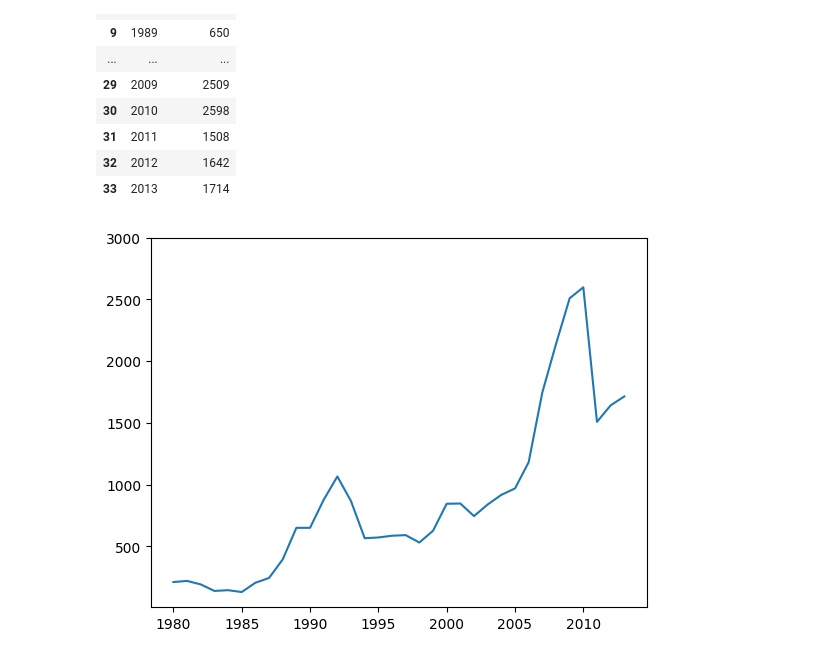
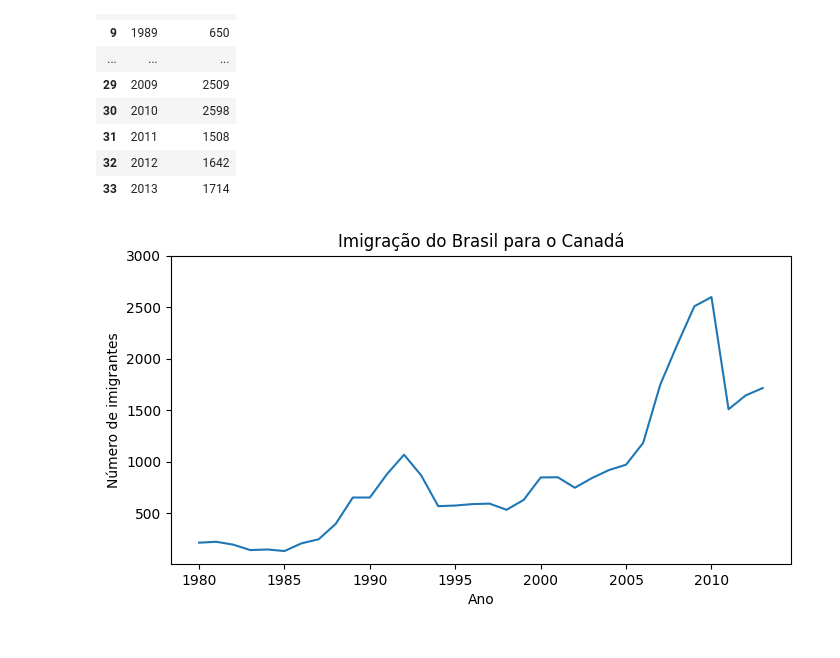
Before and after one commit to renatamontanhana/Data_Visualization_Python_Libraries, a Jupyter notebook: Treinamento_graficos.ipynb, the cells around one changed output. Drawn from its saved outputs; the diff is of its cells as text; code cells hidden in the pictures.

```diff
--- a/Treinamento_graficos.ipynb
+++ b/Treinamento_graficos.ipynb
@@ -129,9 +129,13 @@ dados_brasil
 # %%
 import matplotlib.pyplot as plt
 # %%
+plt.figure(figsize=(8, 4))
 plt.plot(dados_brasil['ano'], dados_brasil['imigrantes'])
+plt.title('Imigração do Brasil para o Canadá')
+plt.xlabel('Ano')
+plt.ylabel('Número de imigrantes')
 plt.xticks(['1980','1985', '1990', '1995', '2000', '2005', '2010'])
 plt.yticks([500, 1000, 1500, 2000, 2500, 3000])
 plt.show()
 # %% [output]
-[figure, old version]
+[figure, new version]
```
Also changed, not shown: parts of 3 cells of this notebook.
